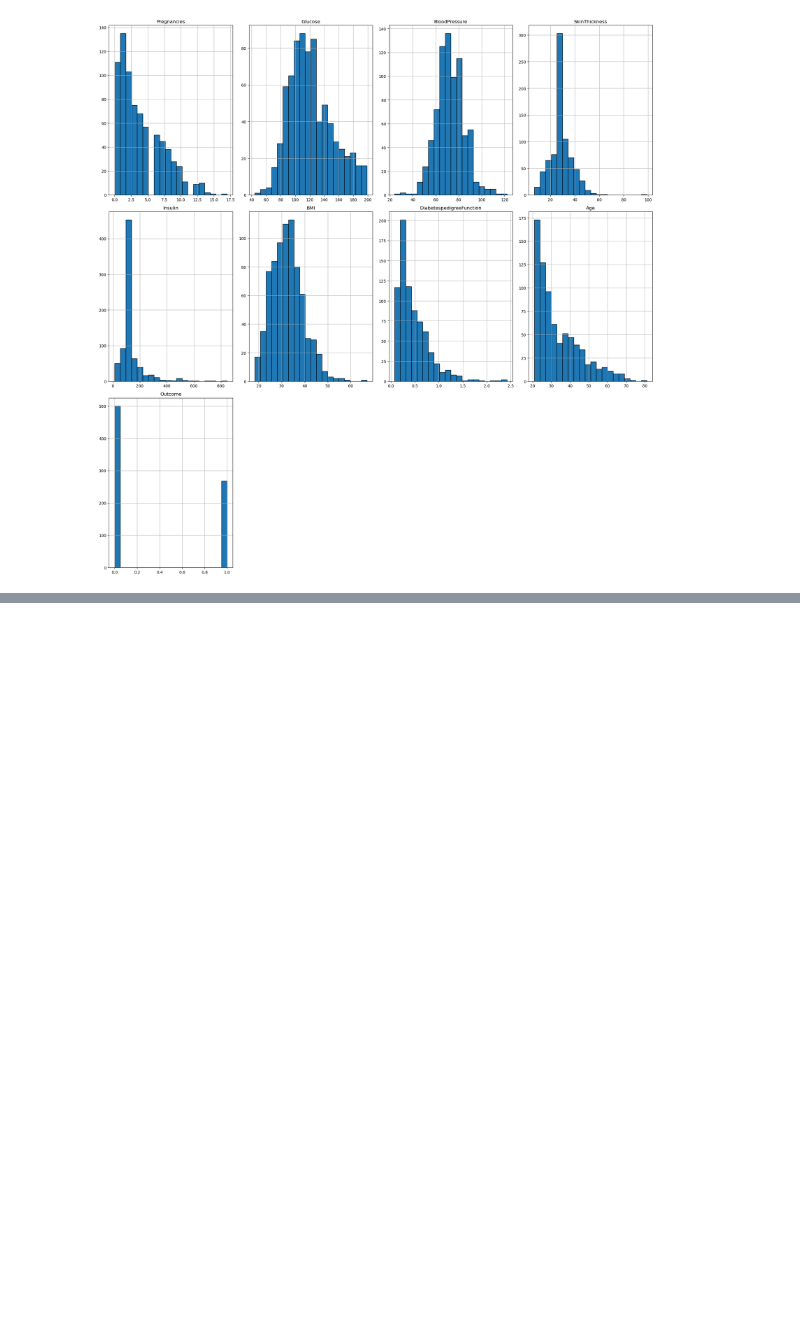
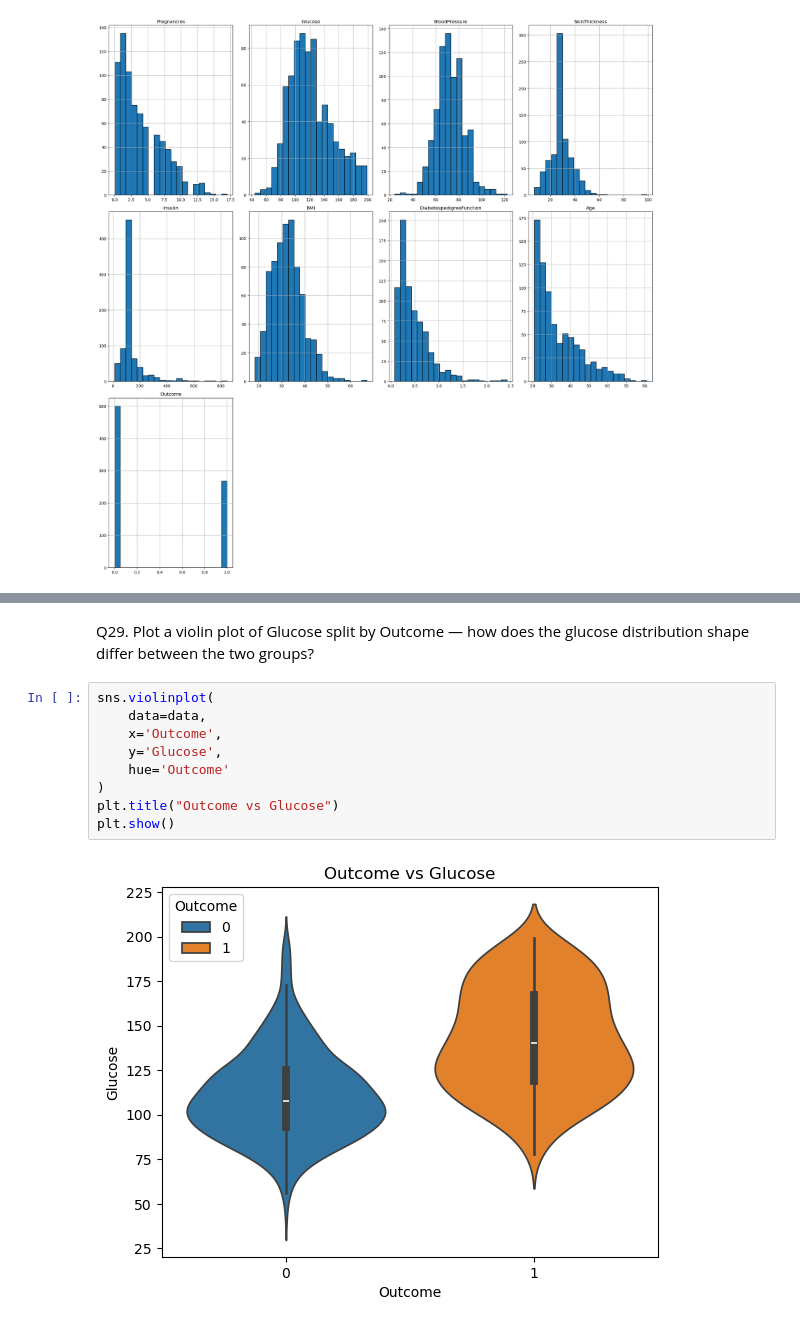
Before and after one commit to bikashsahani/diabetes-patient-eda, a Jupyter notebook: Diabetes_patient_EDA_project.ipynb, the cells around one changed output, grey strips where cells are left out. Saved outputs shown, nothing was run; the diff lists cells and outputs as text; blank space fills up the shorter version.

```diff
--- a/Diabetes_patient_EDA_project.ipynb
+++ b/Diabetes_patient_EDA_project.ipynb
@@ -587,0 +632,13 @@ plt.show()
+# %% [markdown]
+Q29. Plot a violin plot of Glucose split by Outcome — how does the glucose distribution shape differ between the two groups?
+# %%
+sns.violinplot(
+    data=data,
+    x='Outcome',
+    y='Glucose',
+    hue='Outcome'
+)
+plt.title("Outcome vs Glucose")
+plt.show()
+# %% [output]
+[figure, added]
```
Also changed, not shown: parts of 29 cells of this notebook.
